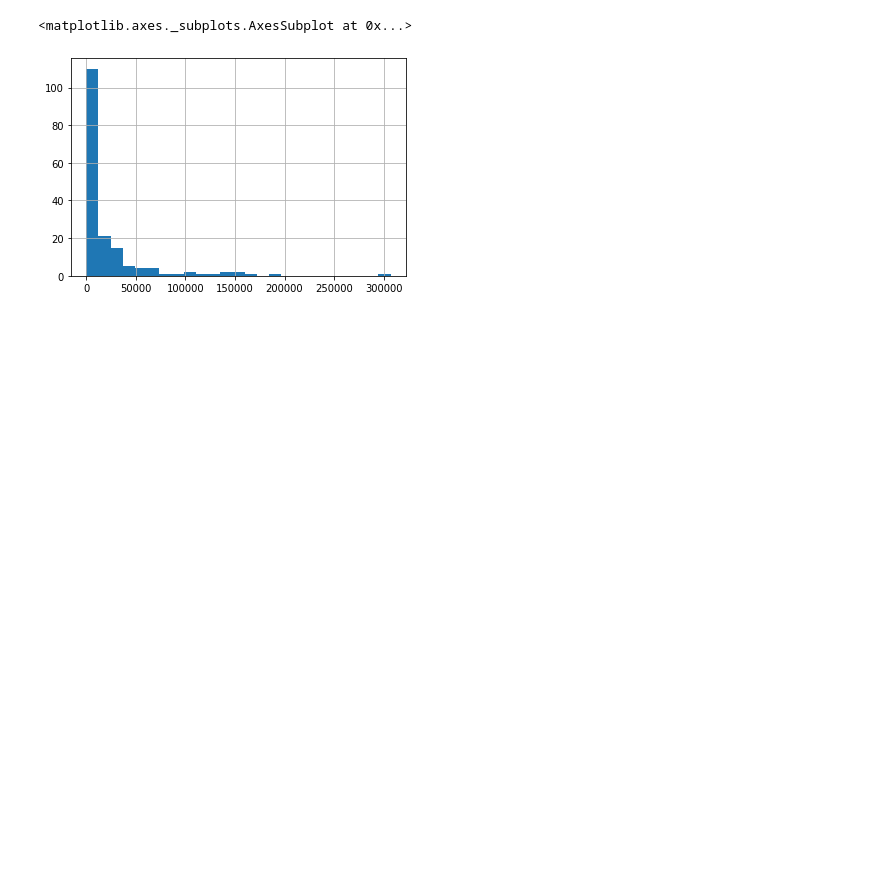
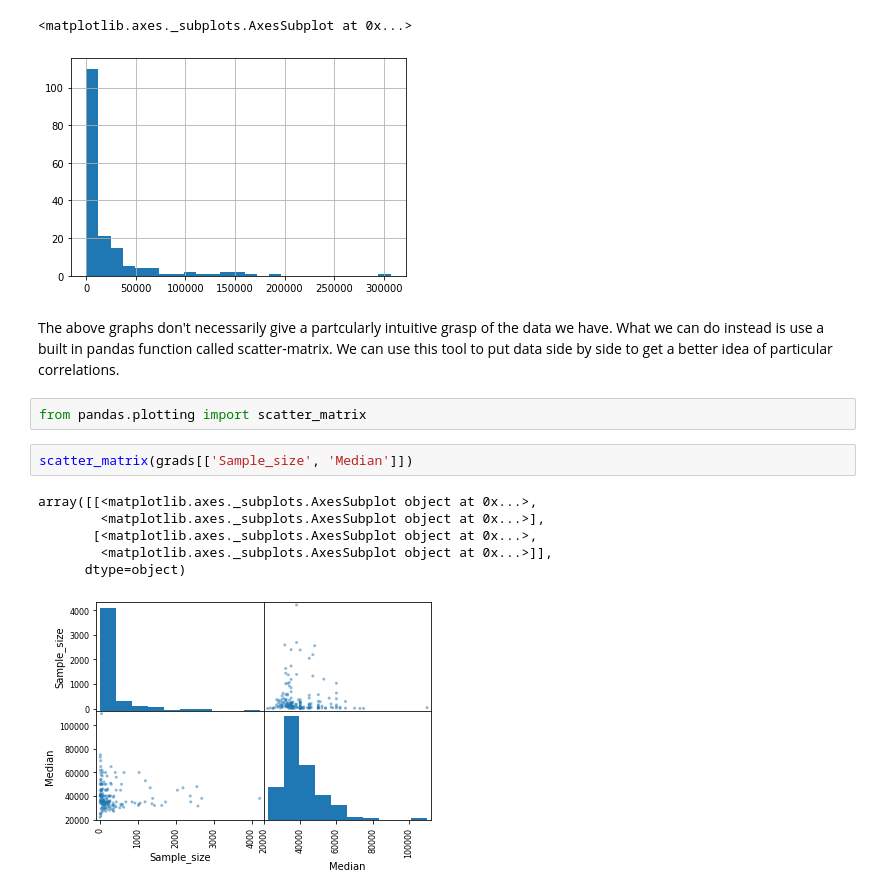
Before and after one commit to quantized-dan/collegegrads, a Jupyter notebook: GraduateVisualization.ipynb, the cells around one changed output. Saved outputs shown, nothing was run; the diff lists cells and outputs as text; blank space fills up the shorter version.

Commit message:
Added scatter matrix, and 2 way bar charts

```diff
--- a/GraduateVisualization.ipynb
+++ b/GraduateVisualization.ipynb
@@ -166,3 +166,16 @@ grads['Women'].hist(bins = 25)
 # %% [output]
 <matplotlib.axes._subplots.AxesSubplot at 0x...>
 [figure]
+# %% [markdown]
+The above graphs don't necessarily give a partcularly intuitive grasp of the data we have. What we can do instead is use a built in pandas function called scatter-matrix. We can use this tool to put data side by side to get a better idea of particular correlations.
+# %%
+from pandas.plotting import scatter_matrix
+# %%
+scatter_matrix(grads[['Sample_size', 'Median']])
+# %% [output]
+array([[<matplotlib.axes._subplots.AxesSubplot object at 0x...>,
+        <matplotlib.axes._subplots.AxesSubplot object at 0x...>],
+       [<matplotlib.axes._subplots.AxesSubplot object at 0x...>,
+        <matplotlib.axes._subplots.AxesSubplot object at 0x...>]],
+      dtype=object)
+[figure, added]
```
Also changed, not shown: parts of 13 cells of this notebook.
